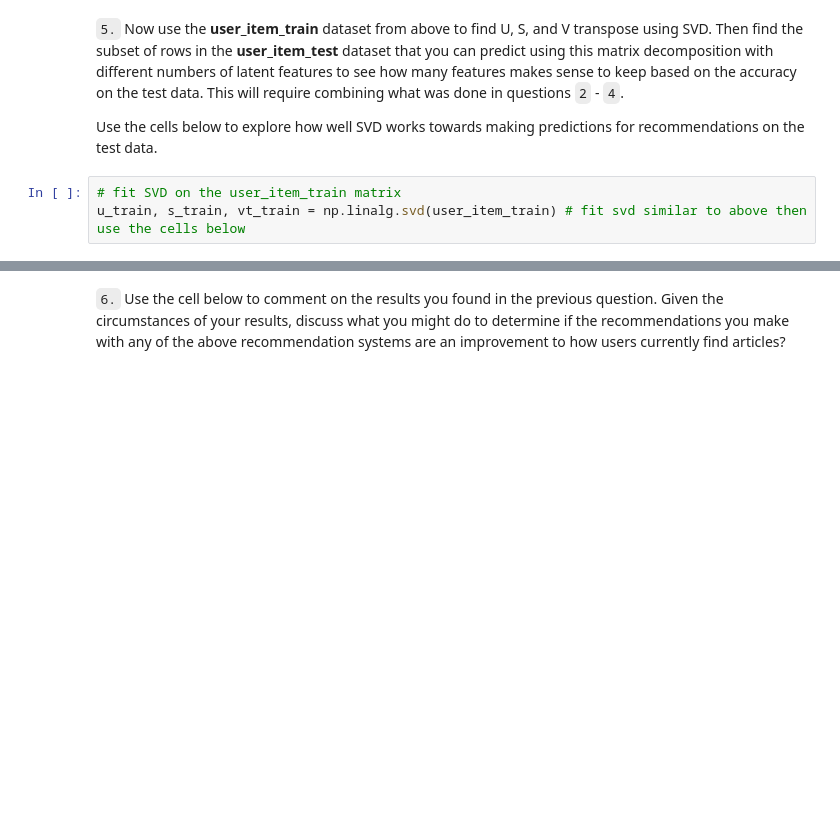
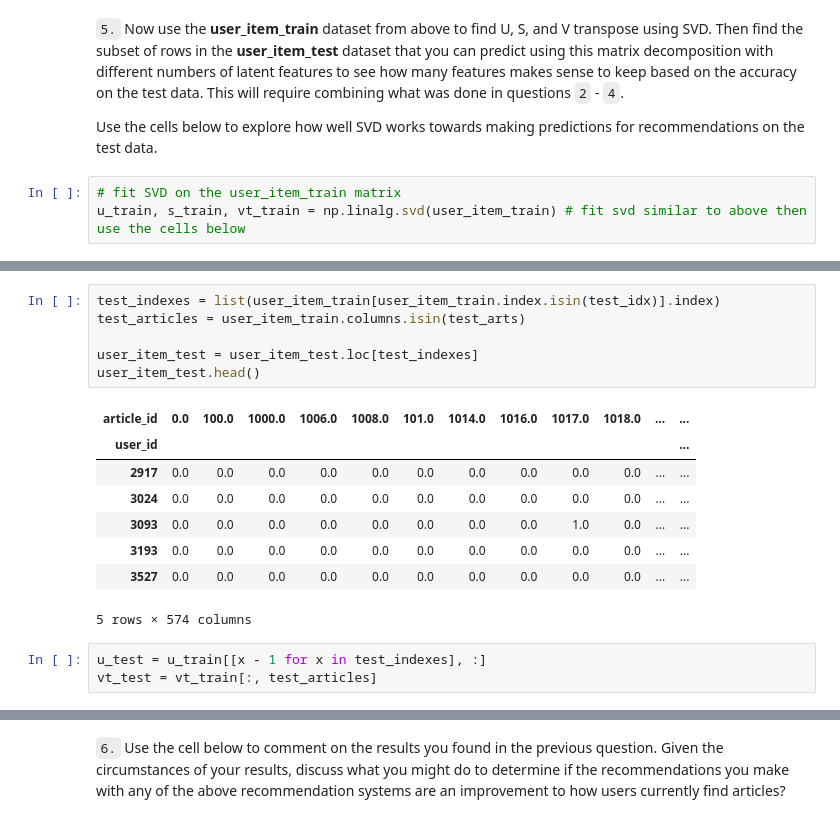
Before and after one commit to GregoryMarchesan/ibm-recomendations, a Jupyter notebook: Recommendations_with_IBM.ipynb, the cells around one changed output, grey strips where cells are left out. Cells and saved outputs as stored; diff of their text form; blank space fills up the shorter version.

```diff
--- a/Recommendations_with_IBM.ipynb
+++ b/Recommendations_with_IBM.ipynb
@@ -873,3 +674,21 @@ u_train, s_train, vt_train = np.linalg.svd(user_item_train) # fit svd similar to
+# %%
+test_indexes = list(user_item_train[user_item_train.index.isin(test_idx)].index)
+test_articles = user_item_train.columns.isin(test_arts)
+
+user_item_test = user_item_test.loc[test_indexes]
+user_item_test.head()
+# %% [output]
+| article_id | 0.0 | 100.0 | 1000.0 | 1006.0 | 1008.0 | 101.0 | 1014.0 | 1016.0 | 1017.0 | 1018.0 | ... | ... |
+| user_id |  |  |  |  |  |  |  |  |  |  |  | ... |
+| 2917 | 0.0 | 0.0 | 0.0 | 0.0 | 0.0 | 0.0 | 0.0 | 0.0 | 0.0 | 0.0 | ... | ... |
+| 3024 | 0.0 | 0.0 | 0.0 | 0.0 | 0.0 | 0.0 | 0.0 | 0.0 | 0.0 | 0.0 | ... | ... |
+| 3093 | 0.0 | 0.0 | 0.0 | 0.0 | 0.0 | 0.0 | 0.0 | 0.0 | 1.0 | 0.0 | ... | ... |
+| 3193 | 0.0 | 0.0 | 0.0 | 0.0 | 0.0 | 0.0 | 0.0 | 0.0 | 0.0 | 0.0 | ... | ... |
+| 3527 | 0.0 | 0.0 | 0.0 | 0.0 | 0.0 | 0.0 | 0.0 | 0.0 | 0.0 | 0.0 | ... | ... |
+5 rows × 574 columns
+# %%
+u_test = u_train[[x - 1 for x in test_indexes], :]
+vt_test = vt_train[:, test_articles]
 # %%
 # Use these cells to see how well you can use the training
 # decomposition to predict on test data
```
Also changed, not shown: parts of 33 cells of this notebook.
